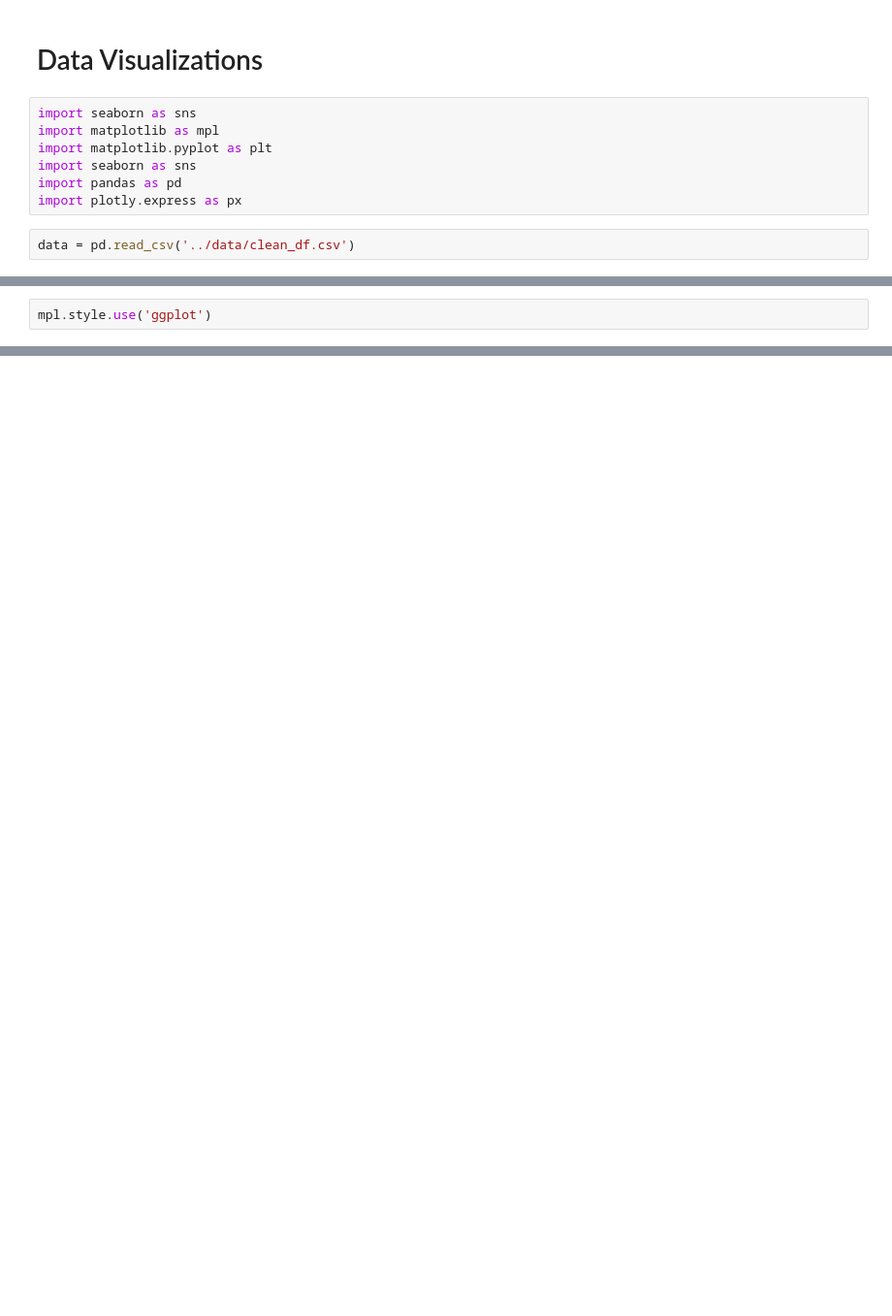
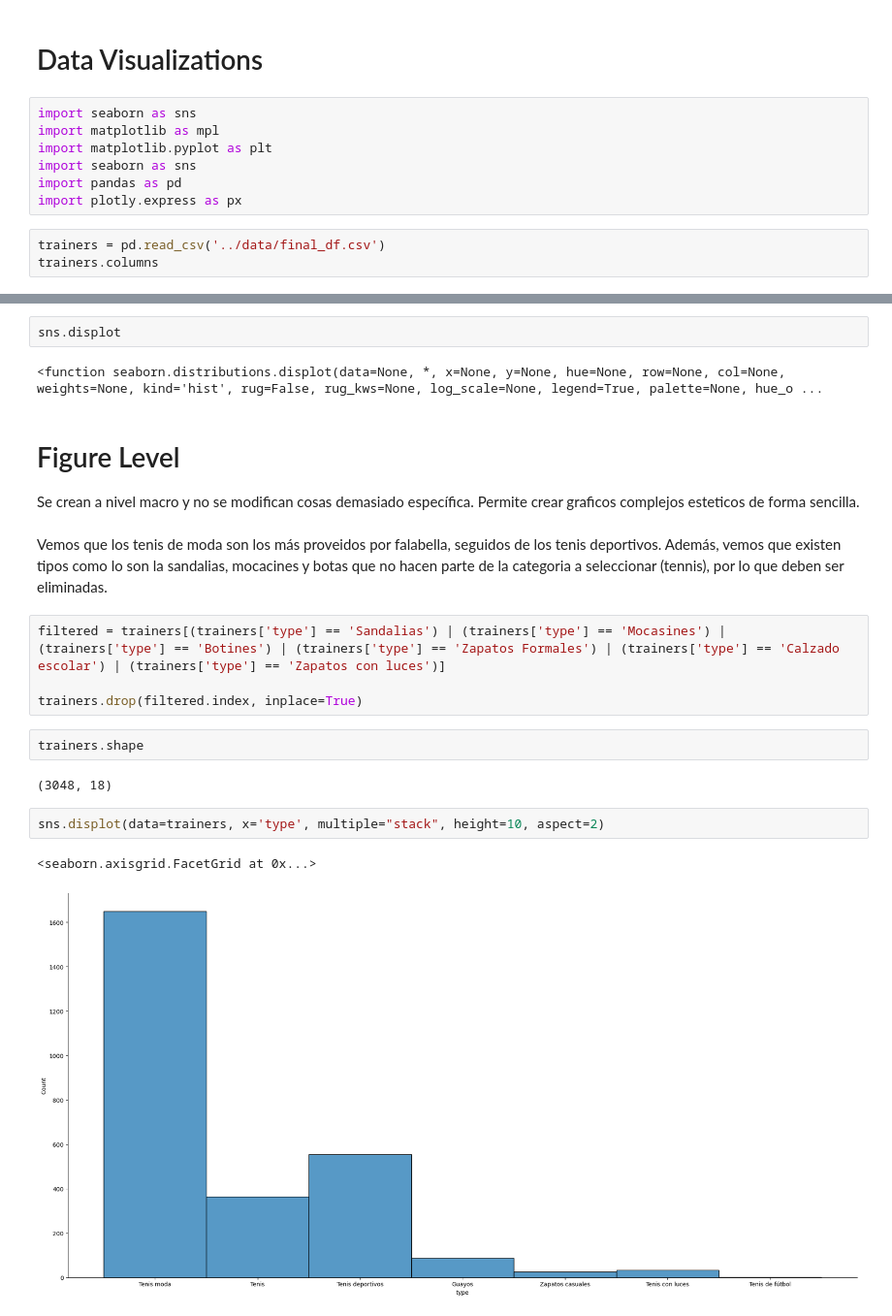
Before and after one commit to sofi-devv/Bootcamp-DS, a Jupyter notebook: falabella/visualizations/viz-fl.ipynb, the cells around one changed output, grey strips where cells are left out. Shown at 97% size. Cells and saved outputs as stored; diff of their text form; blank space fills up the shorter version.

Commit message:
data viz

```diff
--- a/falabella/visualizations/viz-fl.ipynb
+++ b/falabella/visualizations/viz-fl.ipynb
@@ -8,4 +8,5 @@ import seaborn as sns
 import pandas as pd
 import plotly.express as px
 # %%
-data = pd.read_csv('../data/clean_df.csv')
+trainers = pd.read_csv('../data/final_df.csv')
+trainers.columns
@@ -20,2 +18,0 @@ Index(['brand', 'type', 'gender', 'last_type', 'material', 'lining_material',
-# %%
-mpl.style.use('ggplot')
@@ -57,0 +19,23 @@ plt.tight_layout()
+# %%
+sns.displot
+# %% [output]
+<function seaborn.distributions.displot(data=None, *, x=None, y=None, hue=None, row=None, col=None, weights=None, kind='hist', rug=False, rug_kws=None, log_scale=None, legend=True, palette=None, hue_o ...
+# %% [markdown]
+# Figure Level
+
+Se crean a nivel macro y no se modifican cosas demasiado específica. Permite crear graficos complejos esteticos de forma sencilla.
+# %% [markdown]
+Vemos que los tenis de moda son los más proveidos por falabella, seguidos de los tenis deportivos. Además, vemos que existen tipos como lo son la sandalias, mocacines y botas que no hacen parte de la categoria a seleccionar (tennis), por lo que deben ser eliminadas.
+# %%
+filtered = trainers[(trainers['type'] == 'Sandalias') | (trainers['type'] == 'Mocasines') | (trainers['type'] == 'Botines') | (trainers['type'] == 'Zapatos Formales') | (trainers['type'] == 'Calzado escolar') | (trainers['type'] == 'Zapatos con luces')]
+
+trainers.drop(filtered.index, inplace=True)
+# %%
+trainers.shape
+# %% [output]
+(3048, 18)
+# %%
+sns.displot(data=trainers, x='type', multiple="stack", height=10, aspect=2)
+# %% [output]
+<seaborn.axisgrid.FacetGrid at 0x...>
+[figure, added]
```
Also changed, not shown: parts of 20 cells of this notebook, 11 other files.
